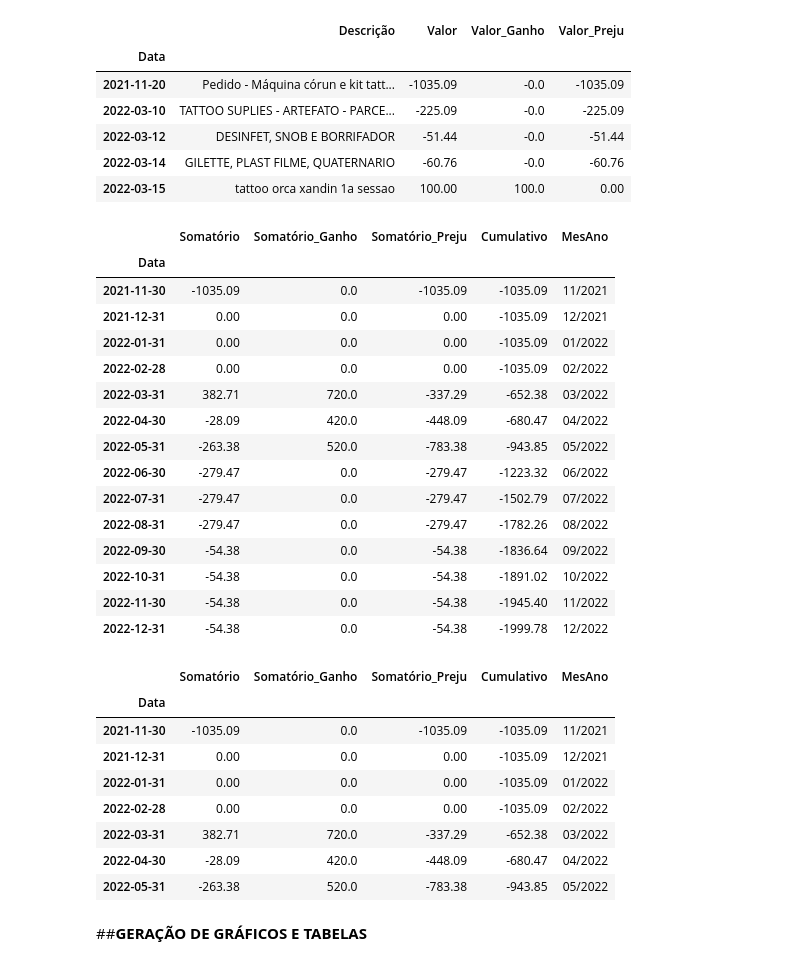
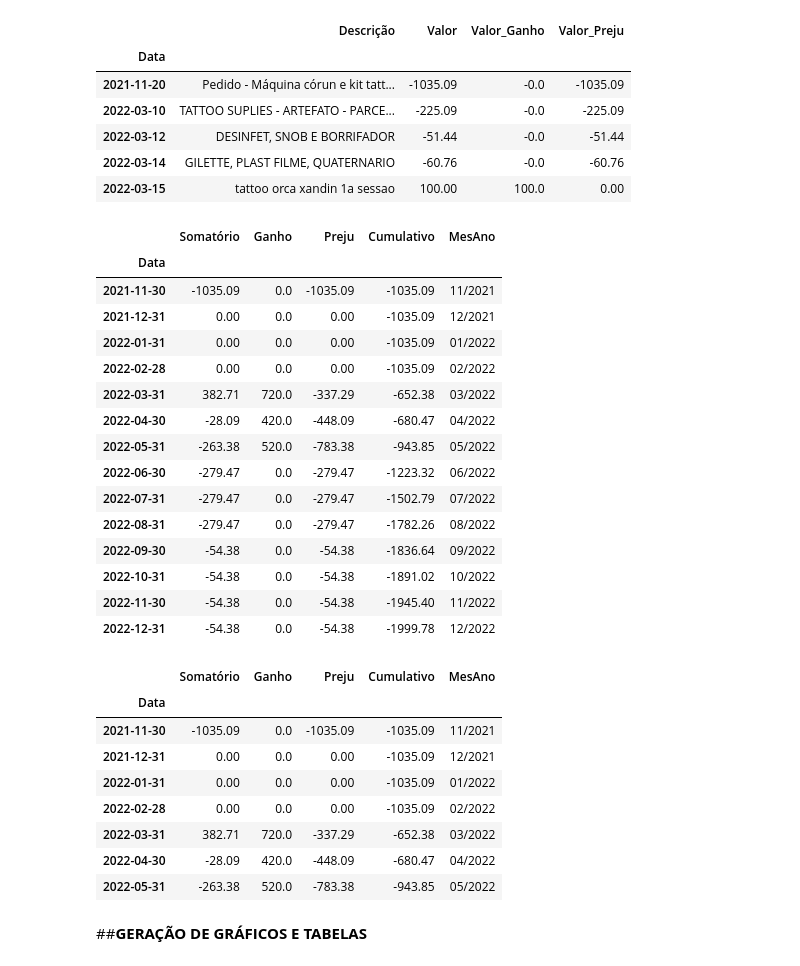
Before and after one commit to lucammarini/Fluxo_de_Caixa, a Jupyter notebook: DASHBOARD_TATTOOS.ipynb, the cells around one changed output. Saved outputs shown, nothing was run; the diff lists cells and outputs as text; code cells hidden in the pictures.

```diff
--- a/DASHBOARD_TATTOOS.ipynb
+++ b/DASHBOARD_TATTOOS.ipynb
@@ -97,21 +103,21 @@ df_fin.head()
 # %%
 # Separa a soma por mês em um novo dataframe:
 df_resumo = df_fin.groupby(pd.Grouper(freq='M')).sum()
-df_resumo.columns = ['Somatório','Somatório_Ganho','Somatório_Preju']
+df_resumo.columns = ['Somatório','Ganho','Preju']
 
 # Coluna de valores cumulativos:
 df_resumo['Cumulativo'] = df_resumo['Somatório'].cumsum()
 
 # Data (string):
 df_resumo['ano'] = df_resumo.index.strftime('%Y').astype(str)
 df_resumo['mes'] = df_resumo.index.strftime('%m').astype(str)
 df_resumo['MesAno'] = df_resumo['mes'] + '/' + df_resumo['ano']
 df_resumo = df_resumo.drop(['ano','mes'], axis=1)
 
 # Display do dataframe:
 df_resumo
 # %% [output]
-|  | Somatório | Somatório_Ganho | Somatório_Preju | Cumulativo | MesAno |
+|  | Somatório | Ganho | Preju | Cumulativo | MesAno |
 | Data |  |  |  |  |  |
 | 2021-11-30 | -1035.09 | 0.0 | -1035.09 | -1035.09 | 11/2021 |
 | 2021-12-31 | 0.00 | 0.0 | 0.00 | -1035.09 | 12/2021 |
@@ -132,7 +138,7 @@ df_resumo
 df_resumo = df_resumo.drop(df_resumo[df_resumo.index > pd.to_datetime(date.today())].index)
 df_resumo
 # %% [output]
-|  | Somatório | Somatório_Ganho | Somatório_Preju | Cumulativo | MesAno |
+|  | Somatório | Ganho | Preju | Cumulativo | MesAno |
 | Data |  |  |  |  |  |
 | 2021-11-30 | -1035.09 | 0.0 | -1035.09 | -1035.09 | 11/2021 |
 | 2021-12-31 | 0.00 | 0.0 | 0.00 | -1035.09 | 12/2021 |
```
Also changed, not shown: parts of 11 cells of this notebook, 1 other file.
